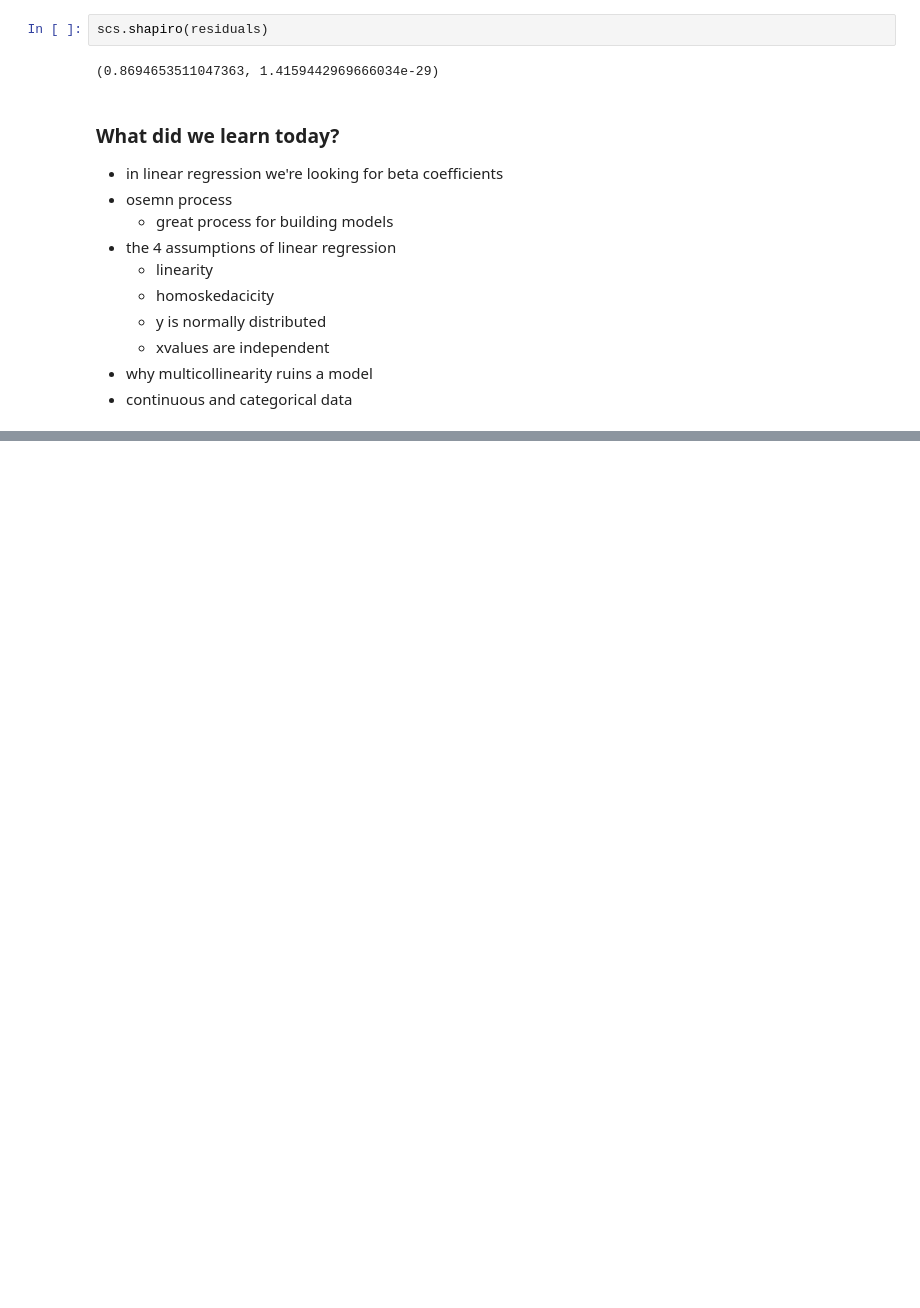
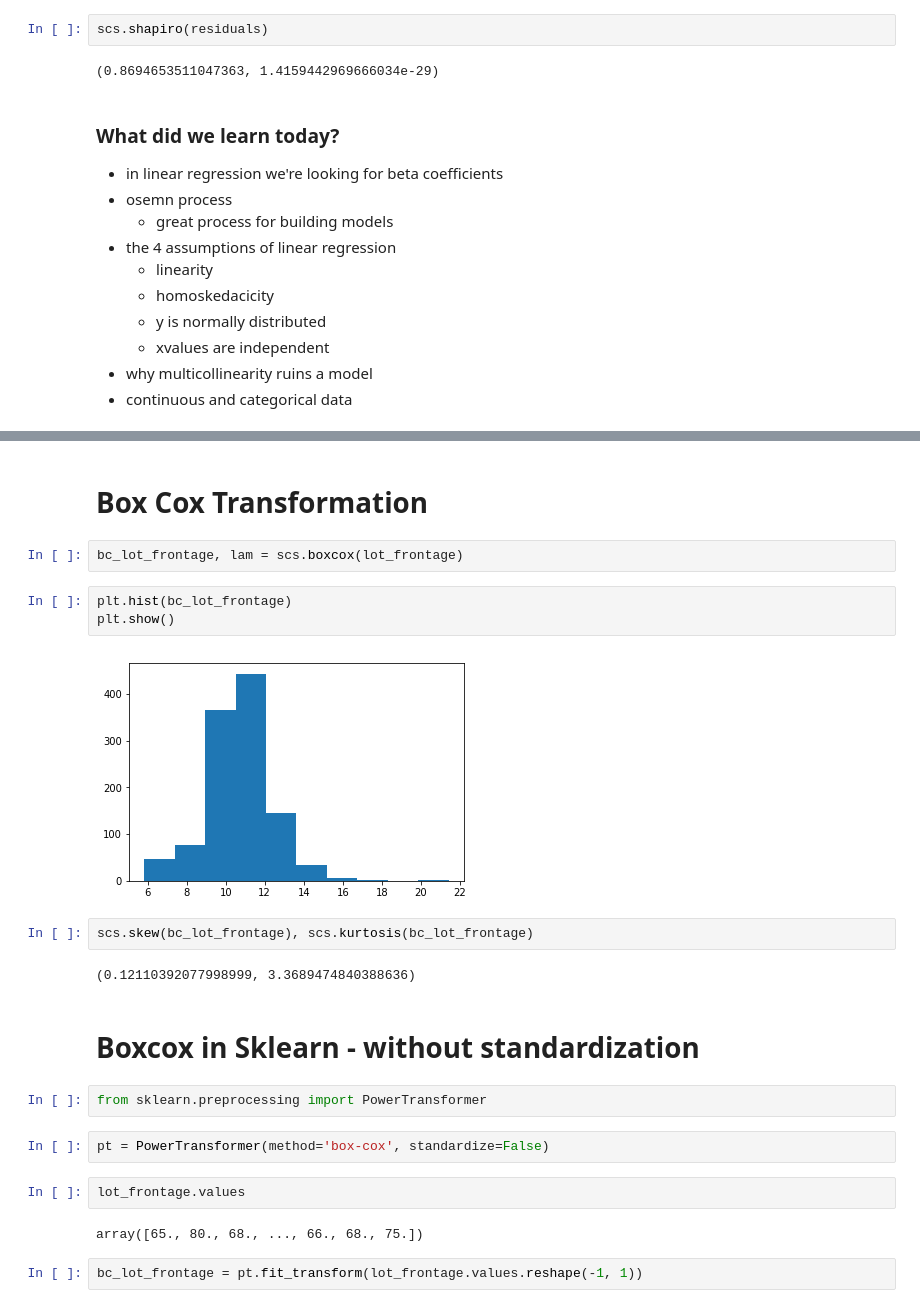
Before and after one commit to erdosn/mod2-sec18-linear-regression, a Jupyter notebook: linear-regression.ipynb, the cells around one changed output, grey strips where cells are left out. Saved outputs shown, nothing was run; the diff lists cells and outputs as text; blank space fills up the shorter version.

```diff
--- a/linear-regression.ipynb
+++ b/linear-regression.ipynb
@@ -257,0 +345,25 @@ scs.shapiro(residuals)
+# %% [markdown]
+# Box Cox Transformation
+# %%
+bc_lot_frontage, lam = scs.boxcox(lot_frontage)
+# %%
+plt.hist(bc_lot_frontage)
+plt.show()
+# %% [output]
+[figure, added]
+# %%
+scs.skew(bc_lot_frontage), scs.kurtosis(bc_lot_frontage)
+# %% [output]
+(0.12110392077998999, 3.3689474840388636)
+# %% [markdown]
+# Boxcox in Sklearn - without standardization
+# %%
+from sklearn.preprocessing import PowerTransformer
+# %%
+pt = PowerTransformer(method='box-cox', standardize=False)
+# %%
+lot_frontage.values
+# %% [output]
+array([65., 80., 68., ..., 66., 68., 75.])
+# %%
+bc_lot_frontage = pt.fit_transform(lot_frontage.values.reshape(-1, 1))
```
Also changed, not shown: parts of 33 cells of this notebook, 45 other files.
